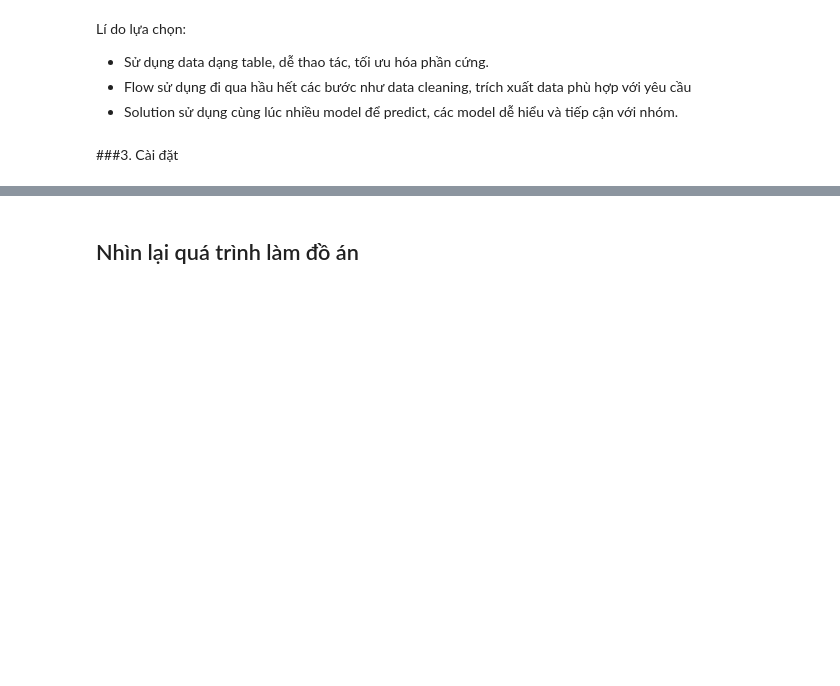
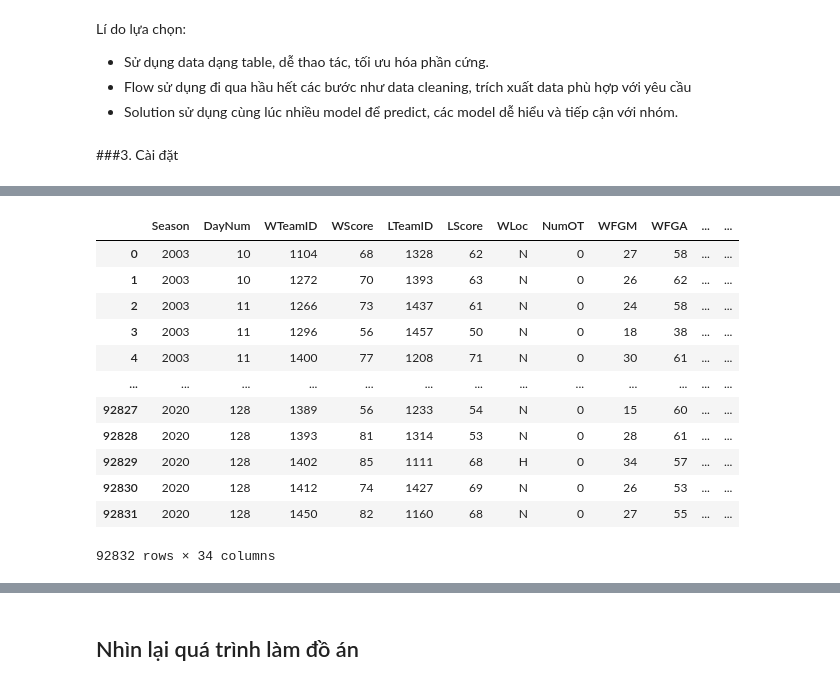
Before and after one commit to nomiku1999/KTDLUD, a Jupyter notebook: Report.ipynb, the cells around one changed output, grey strips where cells are left out. Cells and saved outputs as stored; diff of their text form; code cells hidden in the pictures; blank space fills up the shorter version.

```diff
--- a/Report.ipynb
+++ b/Report.ipynb
@@ -74,0 +155,18 @@ Lí do lựa chọn:
+# %%
+MRSDetailedResults = pd.read_csv('MRegularSeasonDetailedResults.csv')
+# %%
+MRSDetailedResults
+# %% [output]
+|  | Season | DayNum | WTeamID | WScore | LTeamID | LScore | WLoc | NumOT | WFGM | WFGA | ... | ... |
+| 0 | 2003 | 10 | 1104 | 68 | 1328 | 62 | N | 0 | 27 | 58 | ... | ... |
+| 1 | 2003 | 10 | 1272 | 70 | 1393 | 63 | N | 0 | 26 | 62 | ... | ... |
+| 2 | 2003 | 11 | 1266 | 73 | 1437 | 61 | N | 0 | 24 | 58 | ... | ... |
+| 3 | 2003 | 11 | 1296 | 56 | 1457 | 50 | N | 0 | 18 | 38 | ... | ... |
+| 4 | 2003 | 11 | 1400 | 77 | 1208 | 71 | N | 0 | 30 | 61 | ... | ... |
+| ... | ... | ... | ... | ... | ... | ... | ... | ... | ... | ... | ... | ... |
+| 92827 | 2020 | 128 | 1389 | 56 | 1233 | 54 | N | 0 | 15 | 60 | ... | ... |
+| 92828 | 2020 | 128 | 1393 | 81 | 1314 | 53 | N | 0 | 28 | 61 | ... | ... |
+| 92829 | 2020 | 128 | 1402 | 85 | 1111 | 68 | H | 0 | 34 | 57 | ... | ... |
+| 92830 | 2020 | 128 | 1412 | 74 | 1427 | 69 | N | 0 | 26 | 53 | ... | ... |
+| 92831 | 2020 | 128 | 1450 | 82 | 1160 | 68 | N | 0 | 27 | 55 | ... | ... |
+92832 rows × 34 columns
```
Also changed, not shown: parts of 28 cells of this notebook.
